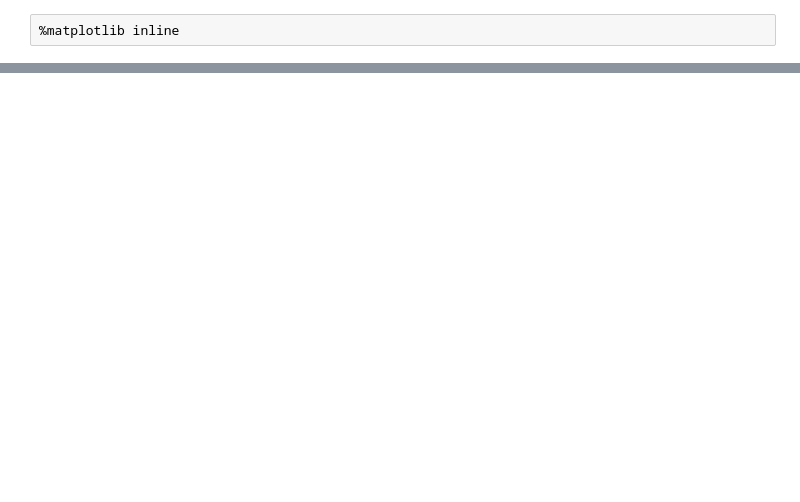
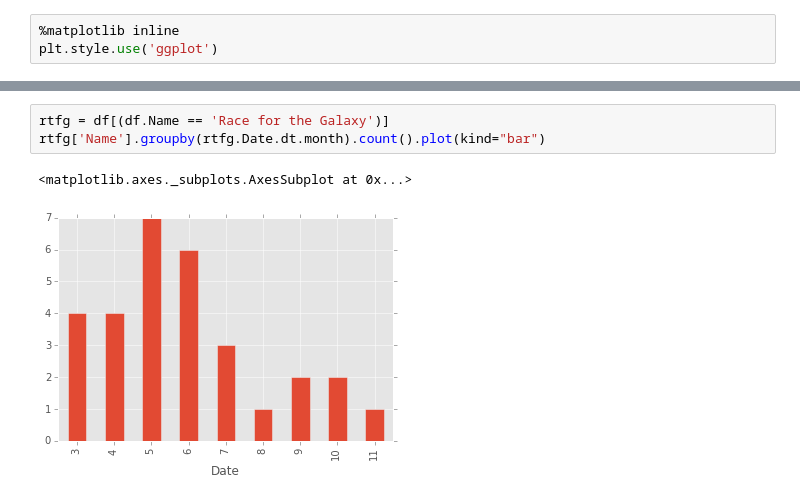
Before and after one commit to banzayats/bgg_xml_stats, a Jupyter notebook: BGG_stats.ipynb, the cells around one changed output, grey strips where cells are left out. Cells and saved outputs as stored; diff of their text form; blank space fills up the shorter version.

```diff
--- a/BGG_stats.ipynb
+++ b/BGG_stats.ipynb
@@ -9,2 +10,3 @@ Enable IPython to display matplotlib graphs
 # %%
 %matplotlib inline
+plt.style.use('ggplot')
@@ -134,0 +185,6 @@ pd.DataFrame({'count' : df.groupby( ['location'] ).size()}).reset_index()
+# %%
+rtfg = df[(df.Name == 'Race for the Galaxy')]
+rtfg['Name'].groupby(rtfg.Date.dt.month).count().plot(kind="bar")
+# %% [output]
+<matplotlib.axes._subplots.AxesSubplot at 0x...>
+[figure, added]
```
Also changed, not shown: parts of 25 cells of this notebook, 2 other files.
